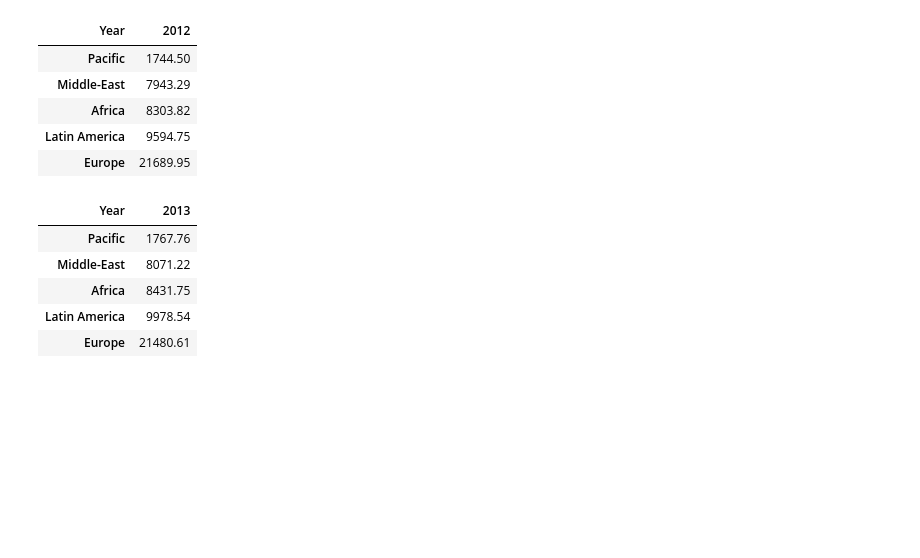
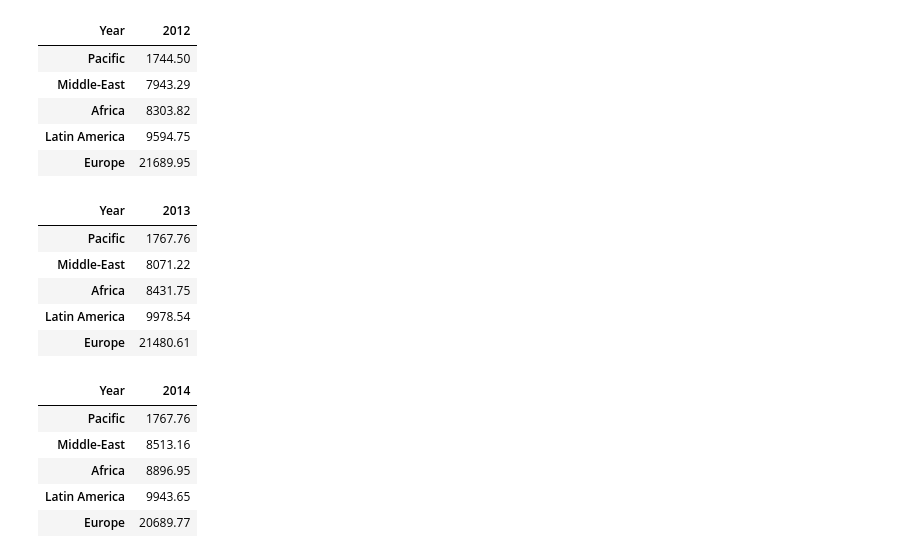
Before and after one commit to Alimva/Trabalho-Final-de-Dados, a Jupyter notebook: main/Notebooks/EDAs/alice_martins.ipynb, the cells around one changed output. Cells and saved outputs as stored; diff of their text form; code cells hidden in the pictures; blank space fills up the shorter version.

```diff
--- a/main/Notebooks/EDAs/alice_martins.ipynb
+++ b/main/Notebooks/EDAs/alice_martins.ipynb
@@ -521,3 +521,12 @@ an5.sort_values(by = [2013]).iloc[:5, 2:3]
 | Africa | 8431.75 |
 | Latin America | 9978.54 |
 | Europe | 21480.61 |
+# %%
+an5.sort_values(by = [2014]).iloc[:5, 3:4]
+# %% [output]
+| Year | 2014 |
+| Pacific | 1767.76 |
+| Middle-East | 8513.16 |
+| Africa | 8896.95 |
+| Latin America | 9943.65 |
+| Europe | 20689.77 |
```
Also changed, not shown: parts of 8 cells of this notebook.
